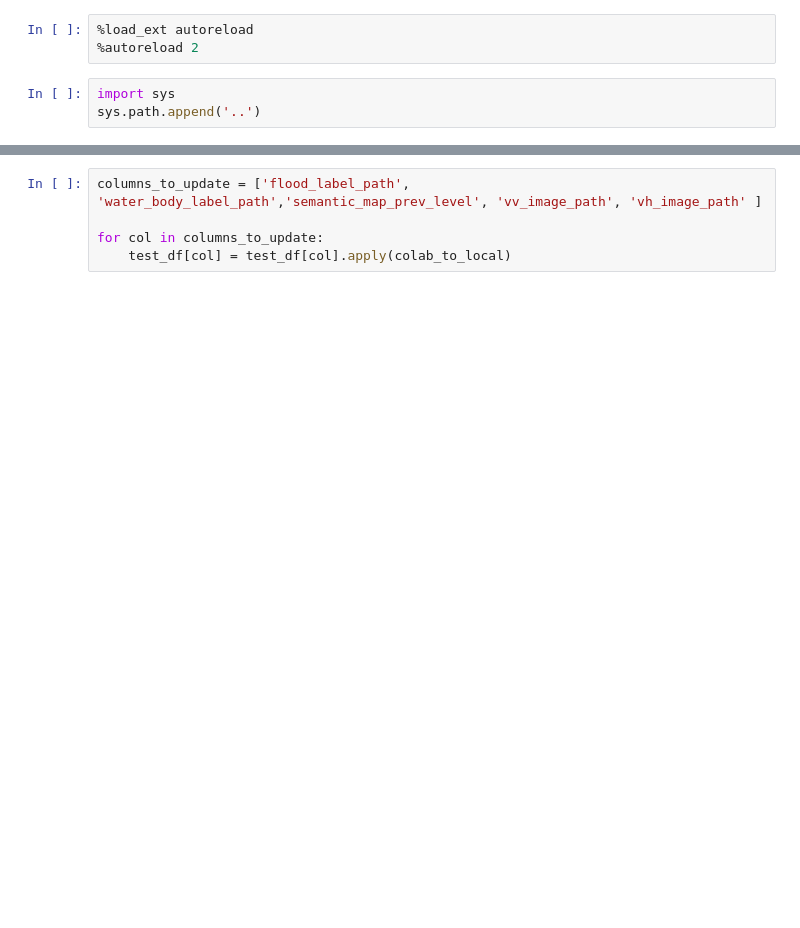
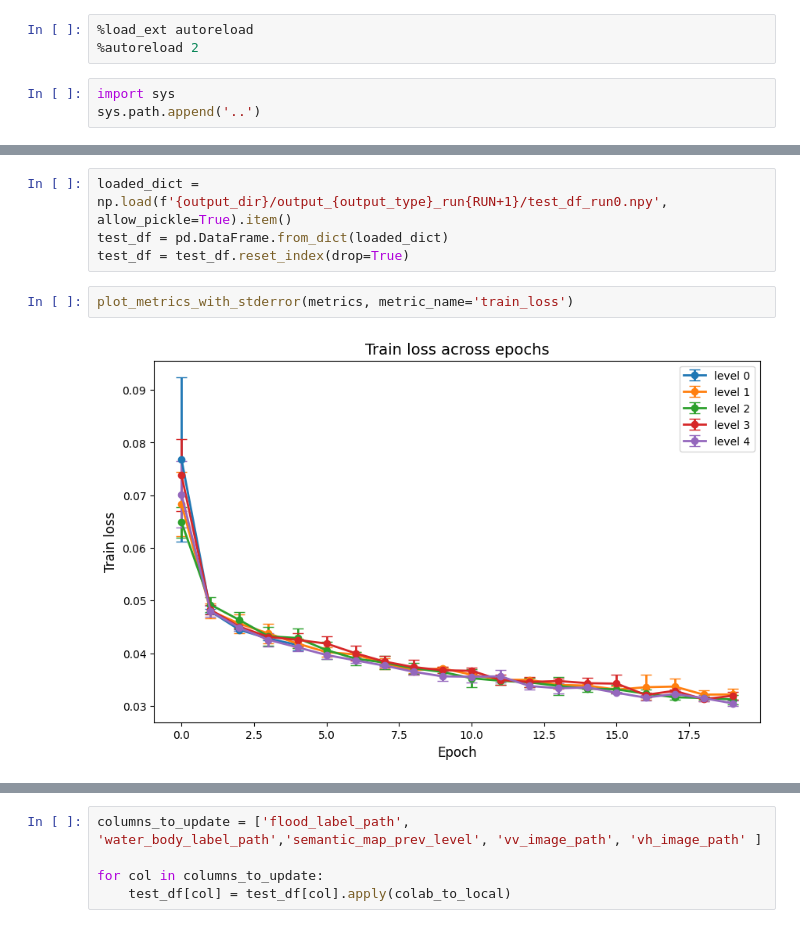
Before and after one commit to AkerkeKesha/stacked-unets, a Jupyter notebook: notebooks/ETCI_analysis.ipynb, the cells around one changed output, grey strips where cells are left out. Drawn from its saved outputs; the diff is of its cells as text; blank space fills up the shorter version.

```diff
--- a/notebooks/ETCI_analysis.ipynb
+++ b/notebooks/ETCI_analysis.ipynb
@@ -26,0 +140,8 @@ data_dir = os.path.join(project_root,'dataset', 'data-etci-flood','train')
+# %%
+loaded_dict = np.load(f'{output_dir}/output_{output_type}_run{RUN+1}/test_df_run0.npy', allow_pickle=True).item()
+test_df = pd.DataFrame.from_dict(loaded_dict)
+test_df = test_df.reset_index(drop=True)
+# %%
+plot_metrics_with_stderror(metrics, metric_name='train_loss')
+# %% [output]
+[figure, added]
```
Also changed, not shown: parts of 55 cells of this notebook.
